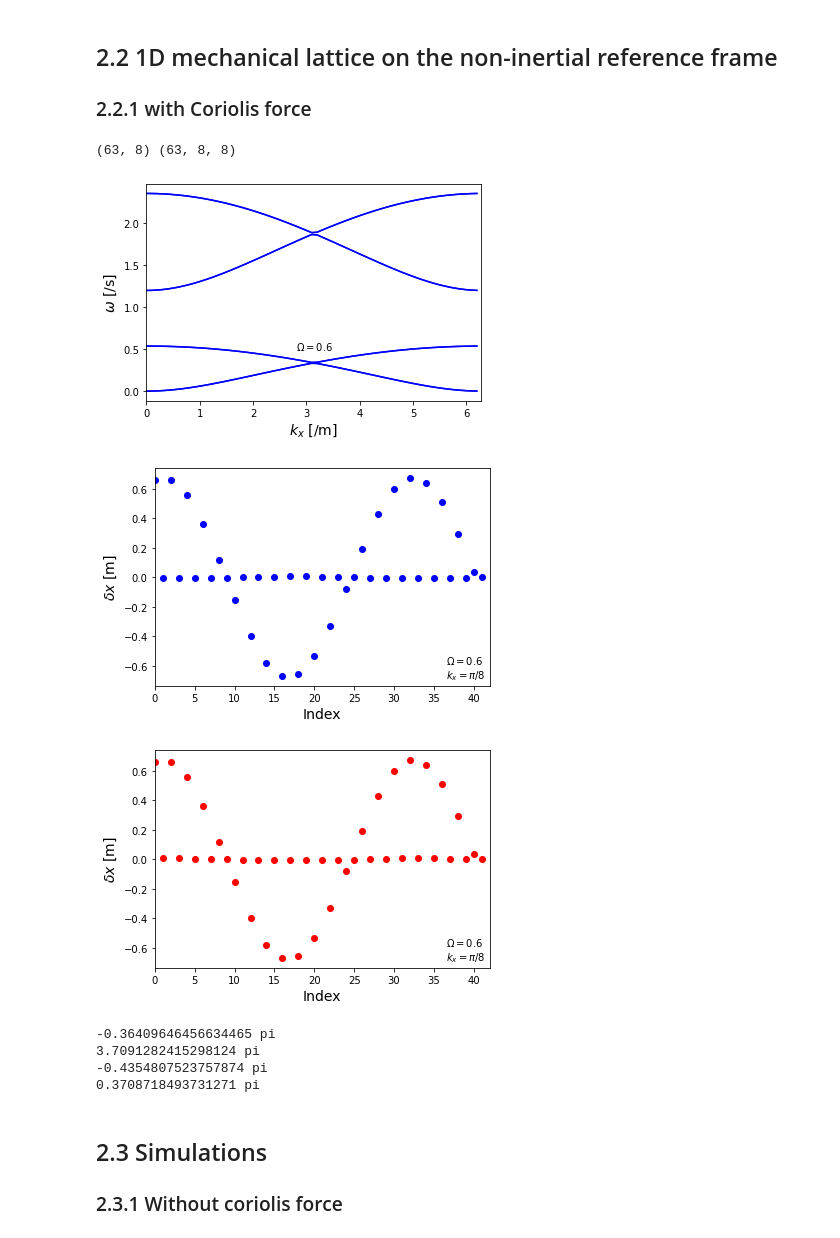
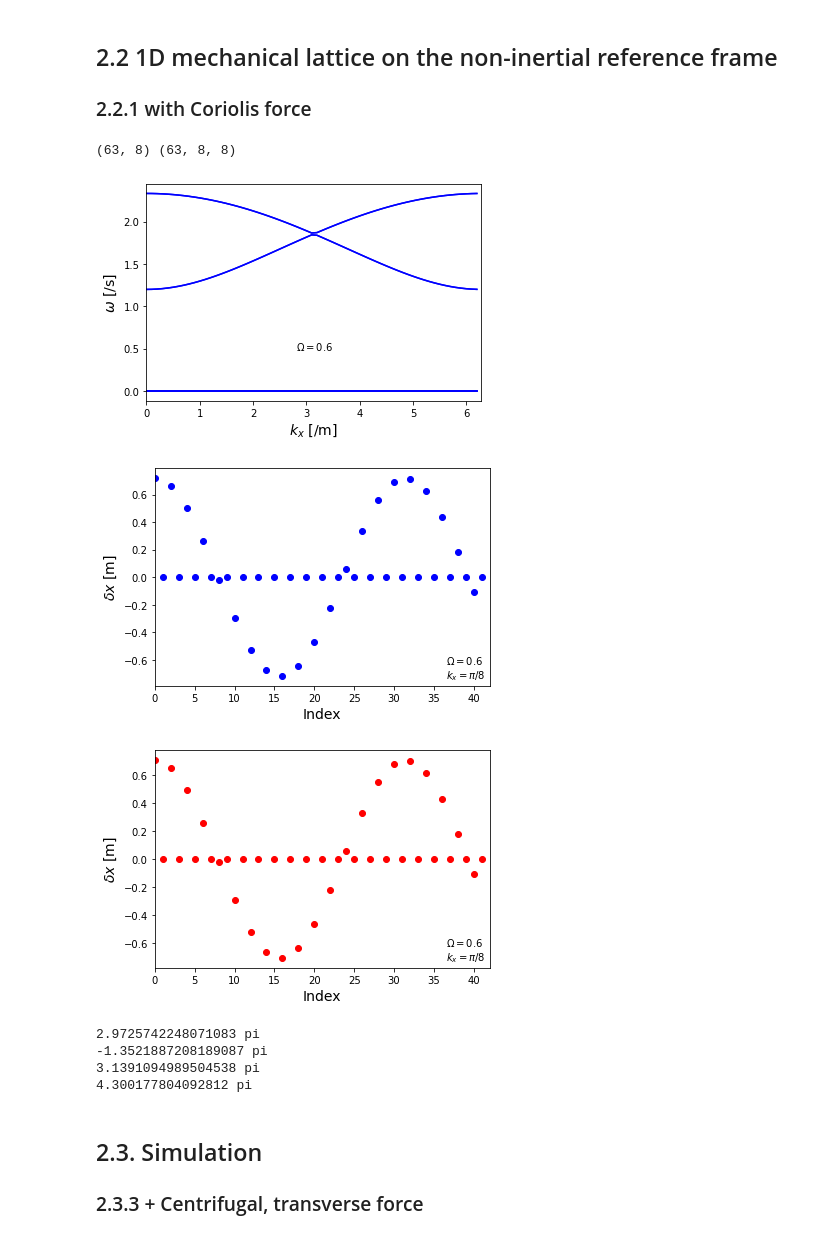
Before and after one commit to yoongun/topological-edge-modes-of-mechanical-lattice, a Jupyter notebook: 1d.ipynb, the cells around one changed output. Drawn from its saved outputs; the diff is of its cells as text; code cells hidden in the pictures.

```diff
--- a/1d.ipynb
+++ b/1d.ipynb
@@ -188,7 +188,7 @@ for k in ks:
         np.hstack([np.zeros((2, 2)), rw * 2.j * O])
     ])
 
-    transverse = True
+    transverse = False
     if transverse:
         L11 = np.vstack([
             np.hstack([2 * R, (-1 - K.conj()) * R]),
@@ -260,40 +260,40 @@ plt.show()
 # fig.savefig("1dc-acoustic-" + f'{O:.1f}' + ".png")
 
 # Plot light mode
 import matplotlib.pyplot as plt
 
 fig = plt.figure()
 plt.scatter(x, light, color='red')
 # plt.title(r"Optical mode ($k_x=\pi/8$)")
 plt.xlabel(r"Index", fontsize=14)
 plt.xlim(0, N * 2)
 plt.ylabel(r"$\delta x$ [m]", fontsize=14)
 plt.figtext(.8, .2, r"$\Omega=$" + f'{O:.1f}', fontsize=10)
 plt.figtext(.8, .15, r"$k_x=\pi/8$", fontsize=10)
 plt.show()
 # fig.savefig("1dc-optical-" + f'{O:.1f}' + ".png")
 
 # Winding number
 for i in range(4,8):
     mode = i
     e = evecs_all[:, mode, :4]
     e_ = (e[1:] - e[:-1]) / precision
 
 
     # Berry phase
     result = 0
     for i in range(len(e_)):
         result += e[i+1].conj().T.dot(e_[i])
     print((1.j * result).real / np.pi, 'pi')
 # %% [output]
 (63, 8) (63, 8, 8)
-[figure, old version]
+[figure, new version]
-[figure, old version]
+[figure, new version]
-[figure, old version]
+[figure, new version]
--0.36409646456634465 pi
-3.7091282415298124 pi
--0.4354807523757874 pi
-0.3708718493731271 pi
+2.9725742248071083 pi
+-1.3521887208189087 pi
+3.1391094989504538 pi
+4.300177804092812 pi
 # %% [markdown]
-## 2.3 Simulations
-### 2.3.1 Without coriolis force
+## 2.3. Simulation
+### 2.3.3 + Centrifugal, transverse force
```
Also changed, not shown: parts of 4 cells of this notebook.
